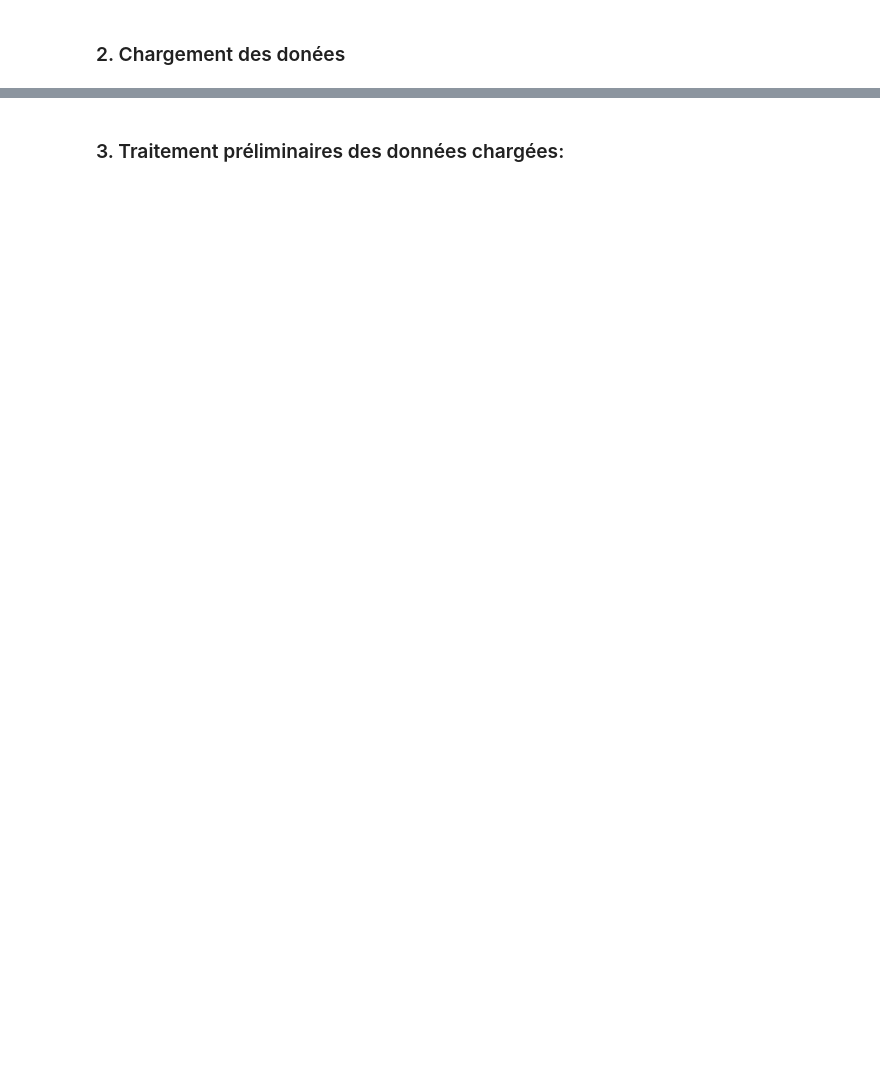
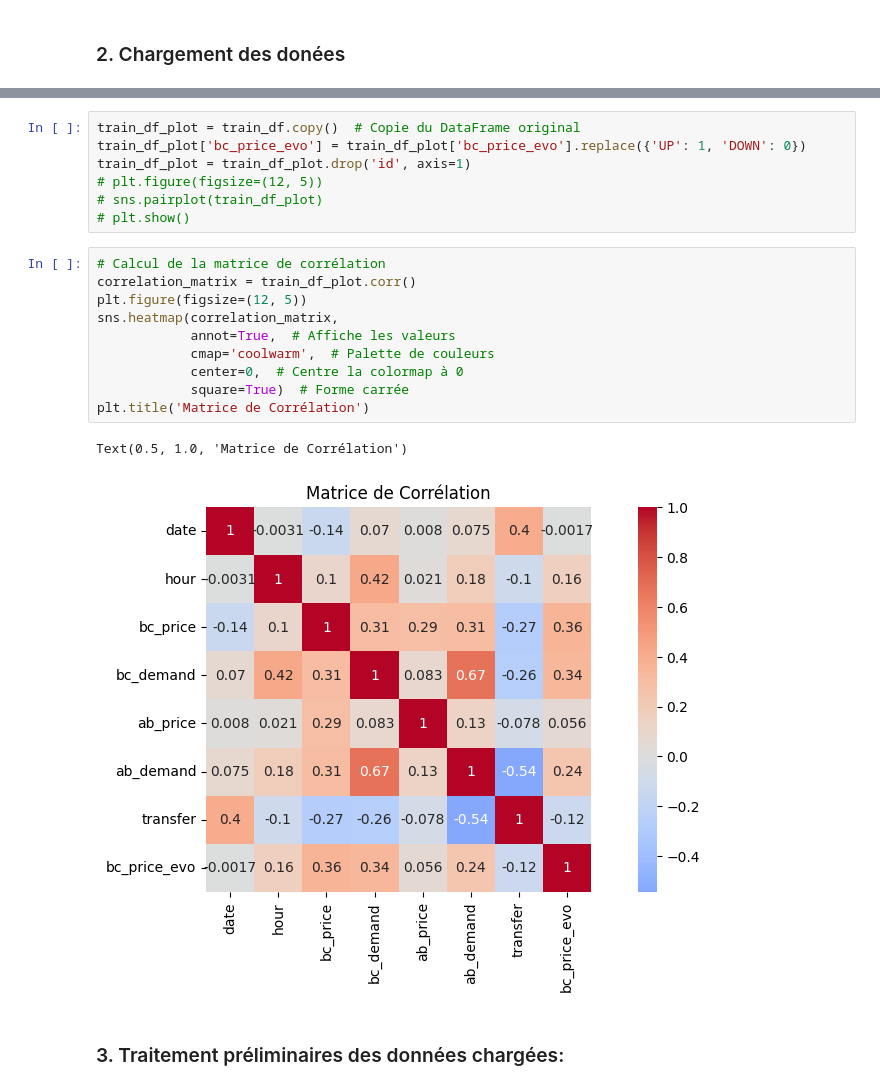
Before and after one commit to LucSAMAIN/4IF_ML_TP1, a Jupyter notebook: NN.ipynb, the cells around one changed output, grey strips where cells are left out. Drawn from its saved outputs; the diff is of its cells as text; blank space fills up the shorter version.

```diff
--- a/NN.ipynb
+++ b/NN.ipynb
@@ -39,6 +45,26 @@ Data columns (total 9 columns):
  8   bc_price_evo  28855 non-null  object
 dtypes: float64(7), int64(1), object(1)
 memory usage: 2.0+ MB
+# %%
+train_df_plot = train_df.copy()  # Copie du DataFrame original
+train_df_plot['bc_price_evo'] = train_df_plot['bc_price_evo'].replace({'UP': 1, 'DOWN': 0})
+train_df_plot = train_df_plot.drop('id', axis=1)
+# plt.figure(figsize=(12, 5))
+# sns.pairplot(train_df_plot)
+# plt.show()
+# %%
+# Calcul de la matrice de corrélation
+correlation_matrix = train_df_plot.corr()
+plt.figure(figsize=(12, 5))
+sns.heatmap(correlation_matrix,
+            annot=True,  # Affiche les valeurs
+            cmap='coolwarm',  # Palette de couleurs
+            center=0,  # Centre la colormap à 0
+            square=True)  # Forme carrée
+plt.title('Matrice de Corrélation')
+# %% [output]
+Text(0.5, 1.0, 'Matrice de Corrélation')
+[figure, added]
 # %% [markdown]
 ### 3. Traitement préliminaires des données chargées:
 # %%
```
Also changed, not shown: parts of 10 cells of this notebook, 36 other files.
